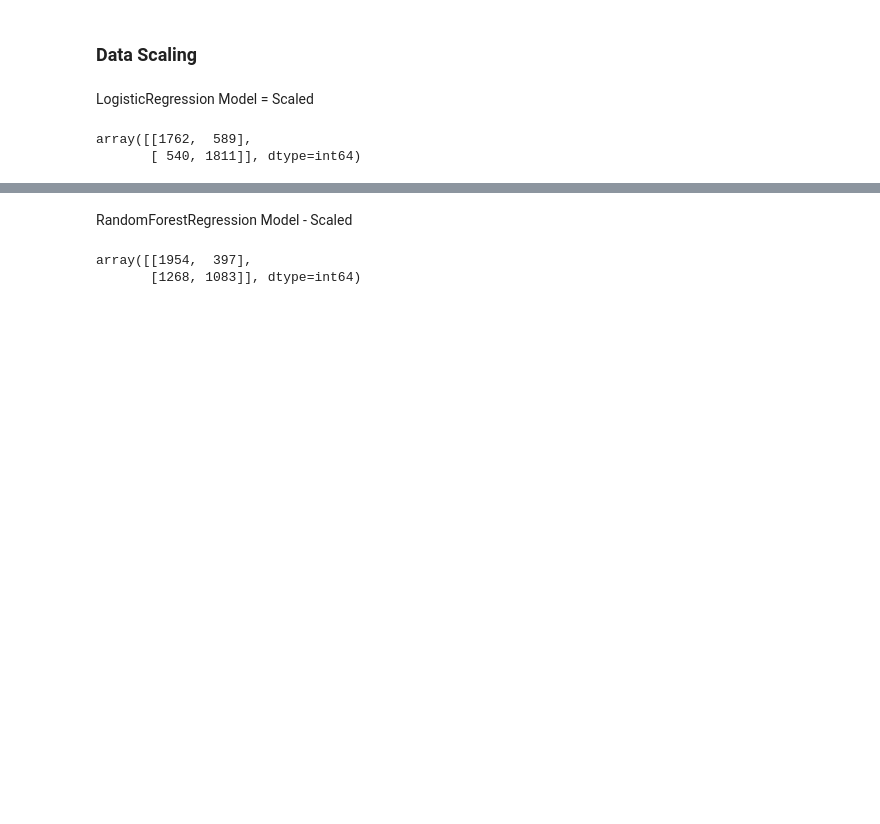
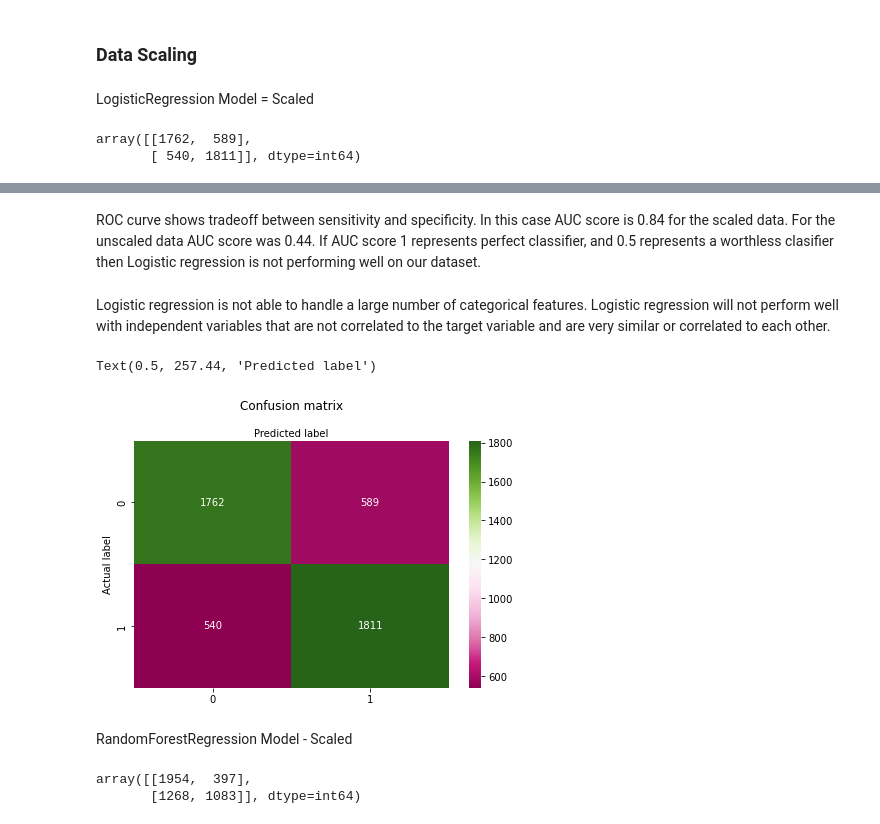
Before and after one commit to DasaSimo/Supervised-Machine-Learning, a Jupyter notebook: CreditRisk.ipynb, the cells around one changed output, grey strips where cells are left out. Cells and saved outputs as stored; diff of their text form; code cells hidden in the pictures; blank space fills up the shorter version.

```diff
--- a/CreditRisk.ipynb
+++ b/CreditRisk.ipynb
@@ -242,7 +255,8 @@ reg_scaled = LogisticRegression(max_iter=10000).fit(X_dummies_scaled, y_label)
 #reg_scaled.score(X1_dummies_scaled,y1_label)
 
 y_scaled_pred = reg_scaled.predict(X1_dummies_scaled)
-confusion_matrix(y_true, y_scaled_pred)
+cm = confusion_matrix(y_true, y_scaled_pred)
+cm
 # %% [output]
 array([[1762,  589],
        [ 540, 1811]], dtype=int64)
@@ -275,3 +299,26 @@ Sensitivity: 0.7703105061675882
+# %% [markdown]
+ROC curve shows tradeoff between sensitivity and specificity.
+In this case  AUC score is 0.84 for the scaled data.
+For the unscaled data AUC score was 0.44.
+If AUC score 1 represents perfect classifier, and 0.5 represents a worthless clasifier then Logistic regression is not performing well on our dataset.
+# %% [markdown]
+Logistic regression is not able to handle a large number of categorical features. Logistic regression will not perform well with independent variables that are not correlated to the target variable and are very similar or correlated to each other.
+# %%
+class_names=["high_risk","low_risk"] # name  of classes
+fig, ax = plt.subplots()
+tick_marks = np.arange(len(class_names))
+plt.xticks(tick_marks, class_names)
+plt.yticks(tick_marks, class_names)
+# create heatmap
+sns.heatmap(pd.DataFrame(cm), annot=True, cmap="PiYG" ,fmt='g')
+ax.xaxis.set_label_position("top")
+plt.tight_layout()
+plt.title('Confusion matrix', y=1.1)
+plt.ylabel('Actual label')
+plt.xlabel('Predicted label')
+# %% [output]
+Text(0.5, 257.44, 'Predicted label')
+[figure, added]
 # %% [markdown]
 RandomForestRegression Model - Scaled
 # %%
```
Also changed, not shown: parts of 17 cells of this notebook.
